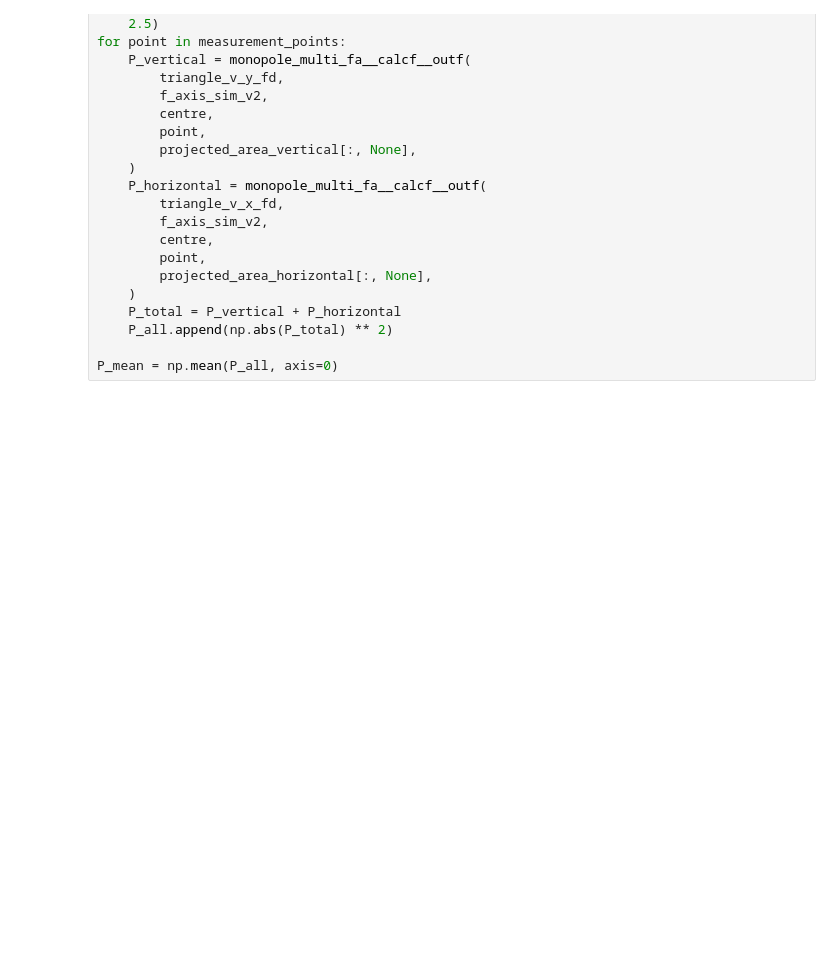
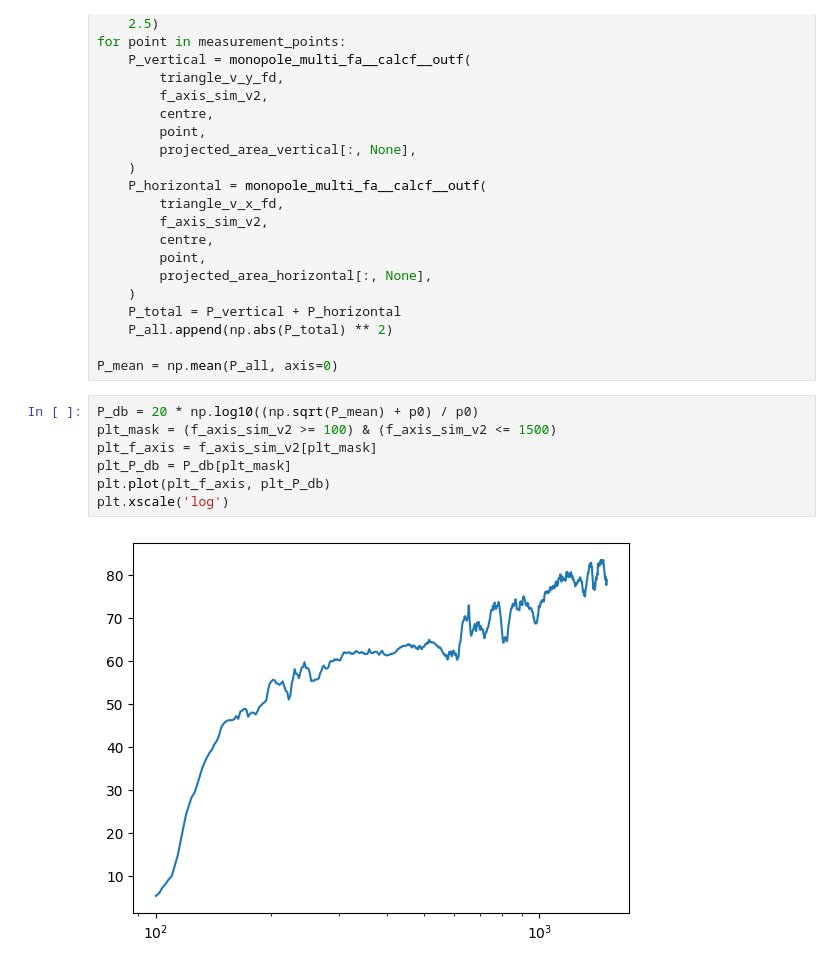
Before and after one commit to BerkinArslan/Bachelorarbeit_BA, a Jupyter notebook: multi_source_main_v2.ipynb, the cells around one changed output. Saved outputs shown, nothing was run; the diff lists cells and outputs as text; blank space fills up the shorter version.

```diff
--- a/multi_source_main_v2.ipynb
+++ b/multi_source_main_v2.ipynb
@@ -348,3 +348,12 @@ for point in measurement_points:
     P_all.append(np.abs(P_total) ** 2)
 
 P_mean = np.mean(P_all, axis=0)
+# %%
+P_db = 20 * np.log10((np.sqrt(P_mean) + p0) / p0)
+plt_mask = (f_axis_sim_v2 >= 100) & (f_axis_sim_v2 <= 1500)
+plt_f_axis = f_axis_sim_v2[plt_mask]
+plt_P_db = P_db[plt_mask]
+plt.plot(plt_f_axis, plt_P_db)
+plt.xscale('log')
+# %% [output]
+[figure, added]
```
